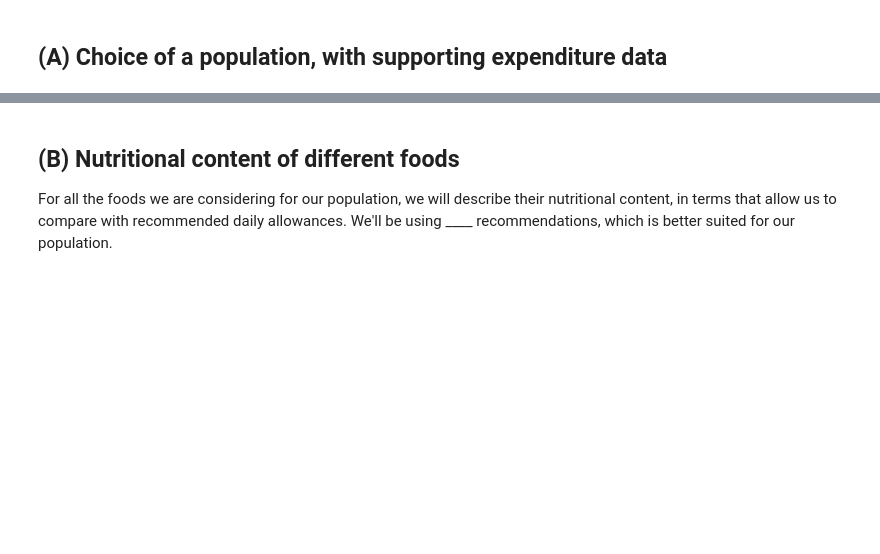
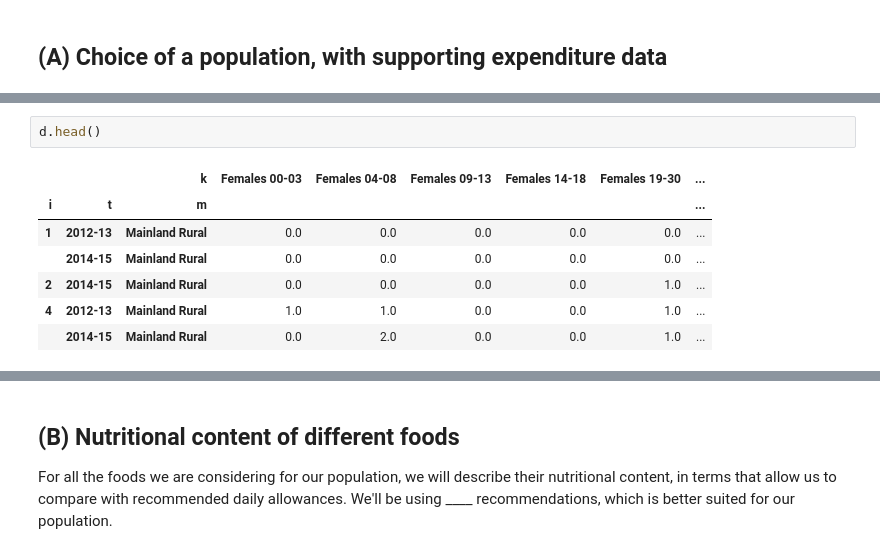
Before and after one commit to vkeroles/EEP153-SP23-Proj3, a Jupyter notebook: Team_E_food_demand.ipynb, the cells around one changed output, grey strips where cells are left out. Drawn from its saved outputs; the diff is of its cells as text; blank space fills up the shorter version.

```diff
--- a/Team_E_food_demand.ipynb
+++ b/Team_E_food_demand.ipynb
@@ -170,0 +69,10 @@ Key available for students@eep153.iam.gserviceaccount.com.
+# %%
+d.head()
+# %% [output]
+|  |  | k | Females 00-03 | Females 04-08 | Females 09-13 | Females 14-18 | Females 19-30 | ... |
+| i | t | m |  |  |  |  |  | ... |
+| 1 | 2012-13 | Mainland Rural | 0.0 | 0.0 | 0.0 | 0.0 | 0.0 | ... |
+|  | 2014-15 | Mainland Rural | 0.0 | 0.0 | 0.0 | 0.0 | 0.0 | ... |
+| 2 | 2014-15 | Mainland Rural | 0.0 | 0.0 | 0.0 | 0.0 | 1.0 | ... |
+| 4 | 2012-13 | Mainland Rural | 1.0 | 1.0 | 0.0 | 0.0 | 1.0 | ... |
+|  | 2014-15 | Mainland Rural | 0.0 | 2.0 | 0.0 | 0.0 | 1.0 | ... |
```
Also changed, not shown: parts of 24 cells of this notebook.
